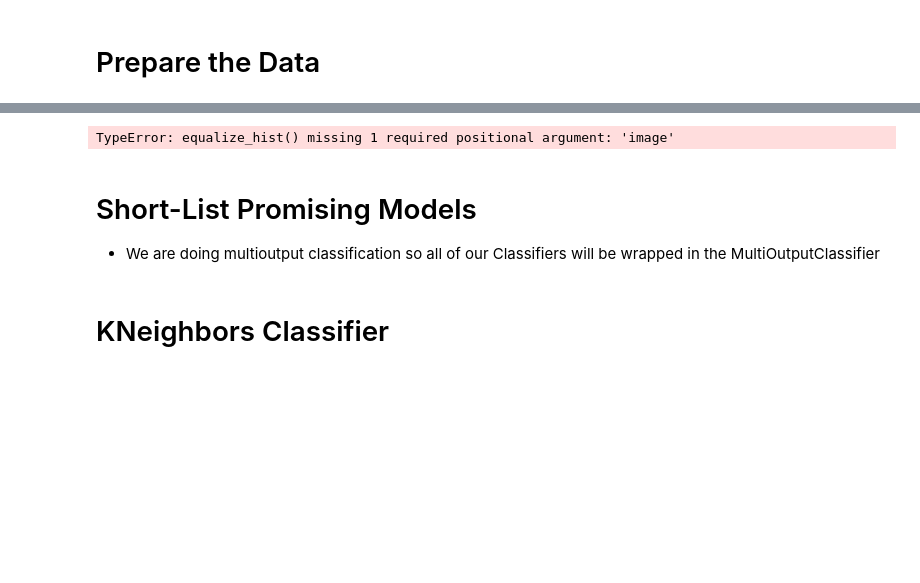
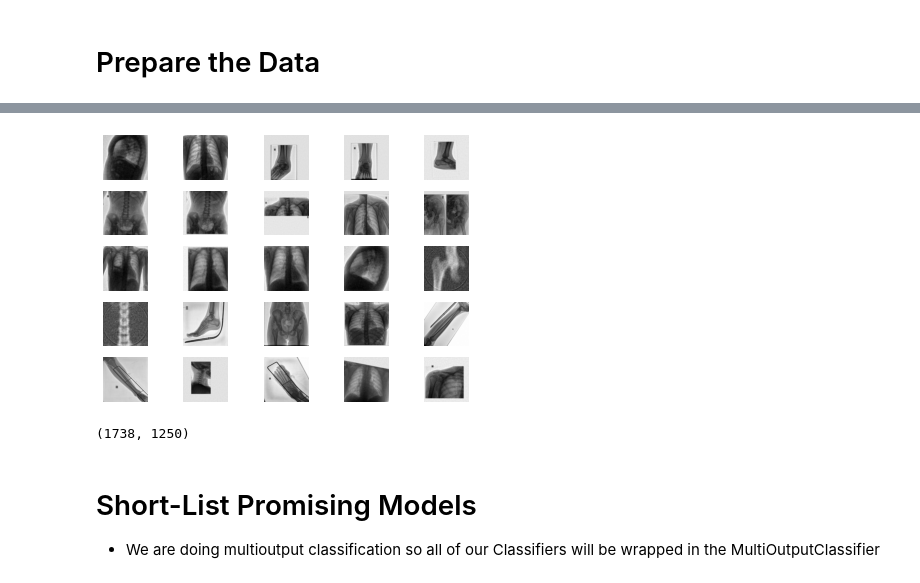
Before and after one commit to ZingBing/X-Ray-Classification, a Jupyter notebook: x-ray-classification.ipynb, the cells around one changed output, grey strips where cells are left out. Drawn from its saved outputs; the diff is of its cells as text; code cells hidden in the pictures; blank space fills up the shorter version.

Commit message:
XRAY

```diff
--- a/x-ray-classification.ipynb
+++ b/x-ray-classification.ipynb
@@ -357,0 +325,20 @@ Ask image processing people about
+# %%
+def plot_xrays(xrays):
+    """Displays xray data"""
+    plt.figure()
+    for i in range(25):
+        plt.subplot(5, 5, i+1)
+        plt.imshow(xrays[i].reshape(256, 256), cmap='gray')
+        plt.axis('off')
+    plt.tight_layout()
+# %%
+pca = PCA(n_components = .999)
+X_reduced = pca.fit_transform(X_train)
+X_recovered = pca.inverse_transform(X_reduced)
+plot_xrays(X_recovered)
+# %% [output]
+[figure, added]
+# %%
+X_reduced.shape
+# %% [output]
+(1738, 1250)
@@ -358,15 +366,13 @@ Ask image processing people about
 # %%
+# preprocessor for preparing the data
 preprocessor = Pipeline([
-    ('exp-equal-hist', FunctionTransformer(exp.equalize_hist())),
-    ('sift', SIFT()),
-    # try blurring image
-    ('blurring', FunctionTransformer(filters.gaussian()))
+    ('exp-equal-hist', EqualizeImageHistogramTransformer()),
+    ('scaling', MinMaxScaler()),
+    ('blurring', FunctionTransformer(filters.gaussian)),
+    ('pca', PCA(n_components=.999))
     # look at cropping and resizing with jeff functions
 ])
+transformed_data = preprocessor.fit_transform(X_train)
-# %% [output]
-TypeError: equalize_hist() missing 1 required positional argument: 'image'
 # %% [markdown]
 # Short-List Promising Models
 - We are doing multioutput classification so all of our Classifiers will be wrapped in the MultiOutputClassifier
-# %% [markdown]
-# KNeighbors Classifier
```
Also changed, not shown: parts of 69 cells of this notebook.
